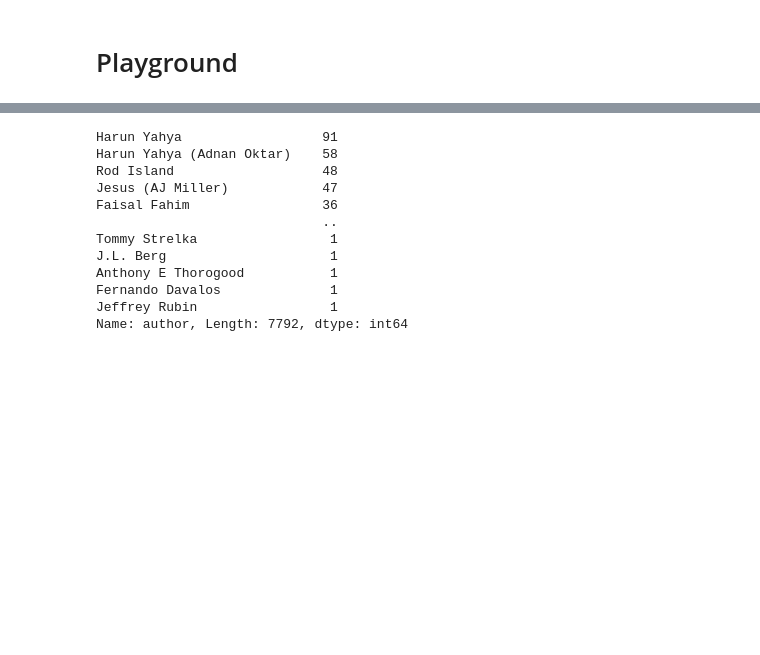
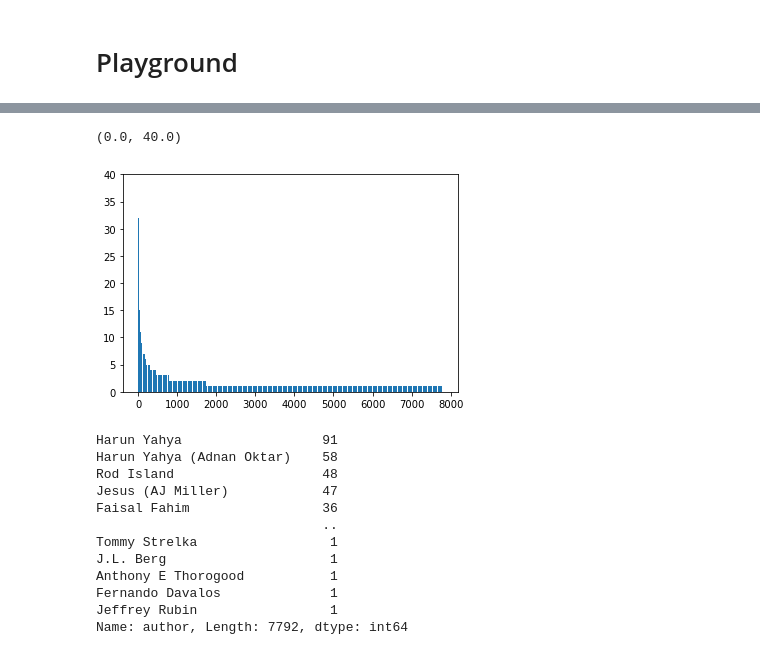
Before and after one commit to EN555/Author-Identification, a Jupyter notebook: Notebooks/playground.ipynb, the cells around one changed output, grey strips where cells are left out. Saved outputs shown, nothing was run; the diff lists cells and outputs as text; code cells hidden in the pictures; blank space fills up the shorter version.

```diff
--- a/Notebooks/playground.ipynb
+++ b/Notebooks/playground.ipynb
@@ -7,2 +8,6 @@ import matplotlib.pyplot as plt
 # %%
 df = pd.read_csv("../data.csv",index_col=0)
+# %%
+import swifter
+counts = df["Text"].swifter.apply(lambda s : len(s.split(" "))//500)
+counts.describe()
@@ -8,0 +45,2 @@ df = pd.read_csv("../data.csv",index_col=0)
+# %%
+df["counts"] = counts
@@ -9,3 +64,12 @@ df = pd.read_csv("../data.csv",index_col=0)
+# %%
+authors_count = df["author"].value_counts()
+plt.bar(list(range(authors_count.size)),authors_count.values)
+ax = plt.gca()
+ax.set_ylim([0, 40])
+# plt.bar(authors_count.index,authors_count.values)
+# %% [output]
+(0.0, 40.0)
+[figure, added]
 # %%
 df["author"].value_counts()
 # %% [output]
```
Also changed, not shown: parts of 5 cells of this notebook, 1 other file.
